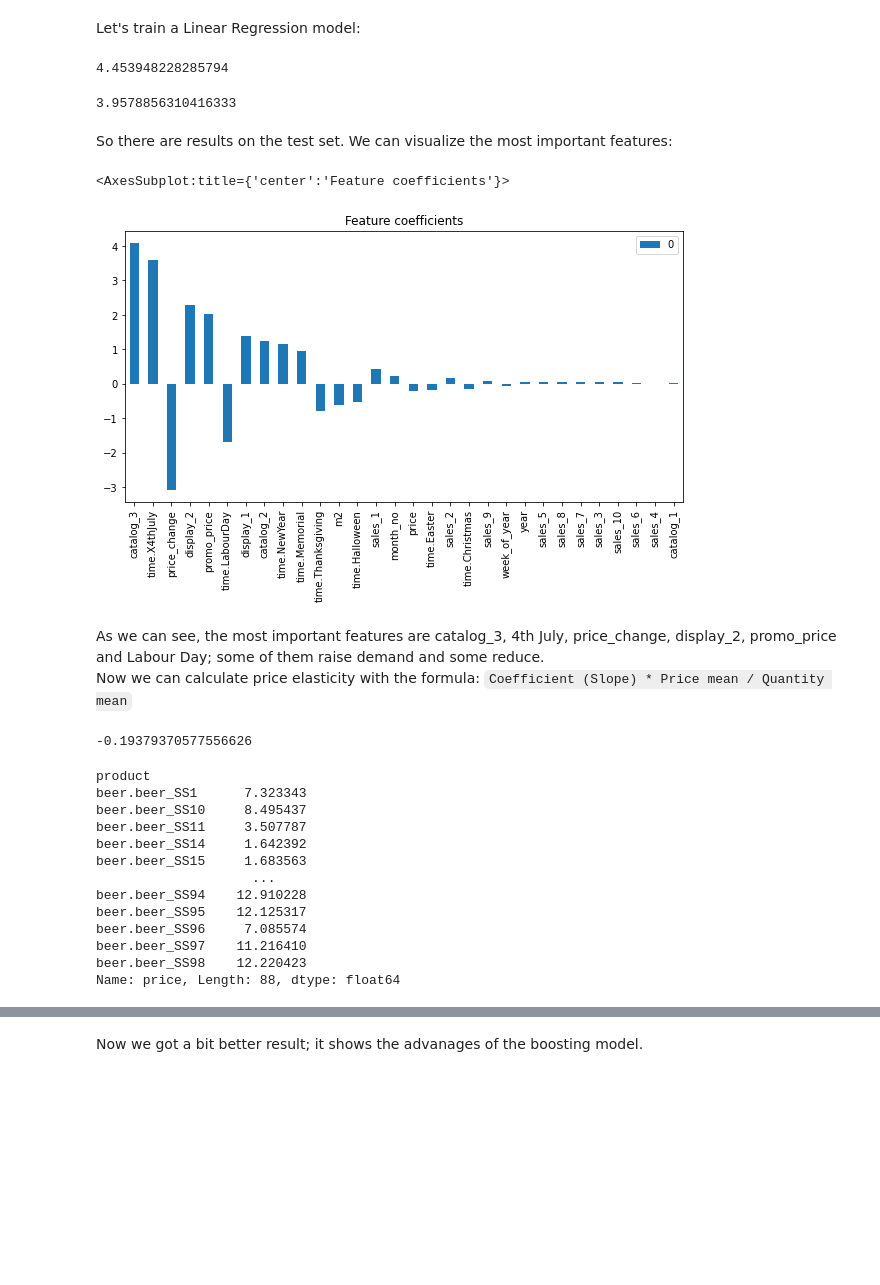
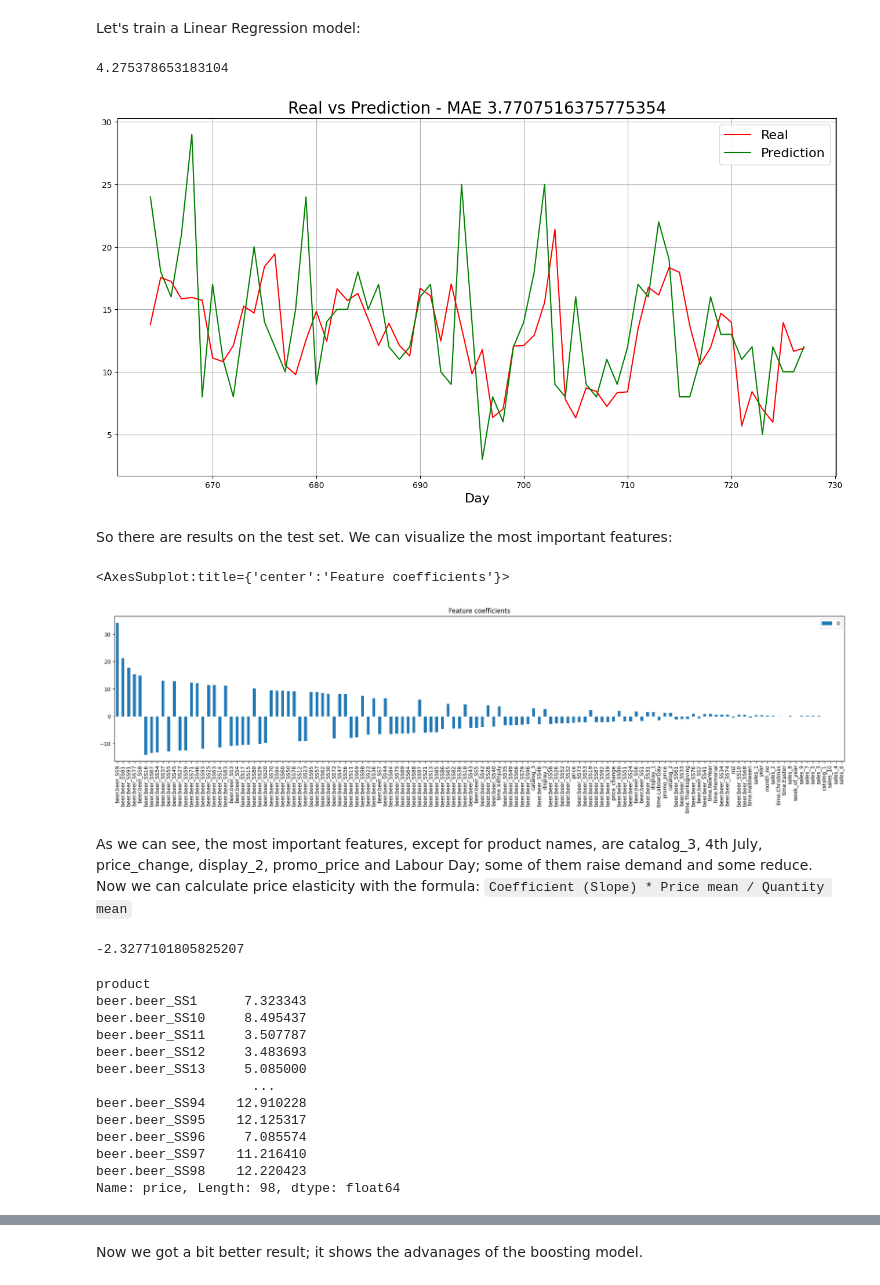
Before and after one commit to mary-el/ds, a Jupyter notebook: emas/main.ipynb, the cells around one changed output, grey strips where cells are left out. Drawn from its saved outputs; the diff is of its cells as text; code cells hidden in the pictures; blank space fills up the shorter version.

```diff
--- a/emas/main.ipynb
+++ b/emas/main.ipynb
@@ -95,0 +165,2 @@ df.drop(columns=['catalog_4', 'revenue'], inplace=True)
+# %%
+df['sales_diff']=df.groupby('product')['salesQ'].diff()
@@ -96,3 +209,5 @@ df.drop(columns=['catalog_4', 'revenue'], inplace=True)
+# %%
+df = df.drop(columns=['sales_diff'])
 # %% [markdown]
 We need to add month as a number:
 # %%
@@ -199,3 +324,7 @@ test_products
 26824    beer.beer_SS74
 4115     beer.beer_SS12
 Name: product, dtype: object
+# %%
+one_hot = pd.get_dummies(df['product'])
+df = df.join(one_hot)
+df.head()
@@ -202,5 +339,5 @@ Name: product, dtype: object
 # %%
-df_test = df[df['product'].isin(test_products)]
-df_train = df[~df['product'].isin(test_products)]
+df_test = df[(df['product'].isin(test_products)) & (df['week_no'] > 300)]
+df_train = pd.concat([df, df_test, df_test]).drop_duplicates(keep=False)
 len(df_train), len(df_test)
 # %% [output]
@@ -250,28 +388,37 @@ lr = LinearRegression().fit(X_train, y_train)
 y_pred = lr.predict(X_val)
 mean_absolute_error(y_val, y_pred)
 # %% [output]
-4.453948228285794
+4.275378653183104
 # %%
 y_pred = lr.predict(X_test)
-mean_absolute_error(y_test, y_pred)
+mae = mean_absolute_error(y_test, y_pred)
-# %% [output]
-3.9578856310416333
+# %%
+fig = plt.figure(figsize=(16,8))
+plt.title(f'Real vs Prediction - MAE {mae}', fontsize=20)
+plt.plot(pd.Series(y_pred[:64], index=df_test[:64].index), color='red')
+plt.plot(pd.Series(y_test[:64], index=df_test[:64].index), color='green')
+plt.xlabel('Day', fontsize=16)
+plt.legend(labels=['Real', 'Prediction'], fontsize=16)
+plt.grid()
+plt.show()
+# %% [output]
+[figure, added]
 # %% [markdown]
 So there are results on the test set. We can visualize the most important features:
 # %%
 df_coeffs = pd.DataFrame(lr.coef_, lr.feature_names_in_).sort_values(by=0, key=abs, ascending=False)
-df_coeffs.plot(kind='bar', figsize=(10, 5), title='Feature coefficients')
+df_coeffs.plot(kind='bar', figsize=(25, 5), title='Feature coefficients')
 # %% [output]
 <AxesSubplot:title={'center':'Feature coefficients'}>
-[figure, old version]
+[figure, new version]
 # %% [markdown]
-As we can see, the most important features are catalog_3, 4th July, price_change, display_2, promo_price and Labour Day; some of them raise demand and some reduce.
+As we can see, the most important features, except for product names, are catalog_3, 4th July, price_change, display_2, promo_price and Labour Day; some of them raise demand and some reduce.
 Now we can calculate price elasticity with the formula: `Coefficient (Slope) * Price mean / Quantity mean`
 # %%
 slope = lr.coef_[1]
 slope
 # %% [output]
--0.19379370577556626
+-2.3277101805825207
 # %%
 mean_price = df_train.groupby('product')['price'].mean()
 mean_price
@@ -280,15 +427,15 @@ product
 beer.beer_SS1      7.323343
 beer.beer_SS10     8.495437
 beer.beer_SS11     3.507787
-beer.beer_SS14     1.642392
-beer.beer_SS15     1.683563
+beer.beer_SS12     3.483693
+beer.beer_SS13     5.085000
                     ...
 beer.beer_SS94    12.910228
 beer.beer_SS95    12.125317
 beer.beer_SS96     7.085574
 beer.beer_SS97    11.216410
 beer.beer_SS98    12.220423
-Name: price, Length: 88, dtype: float64
+Name: price, Length: 98, dtype: float64
 # %%
 mean_quantity = df_train.groupby('product')['salesQ'].mean()
 mean_quantity
```
Also changed, not shown: parts of 37 cells of this notebook.
